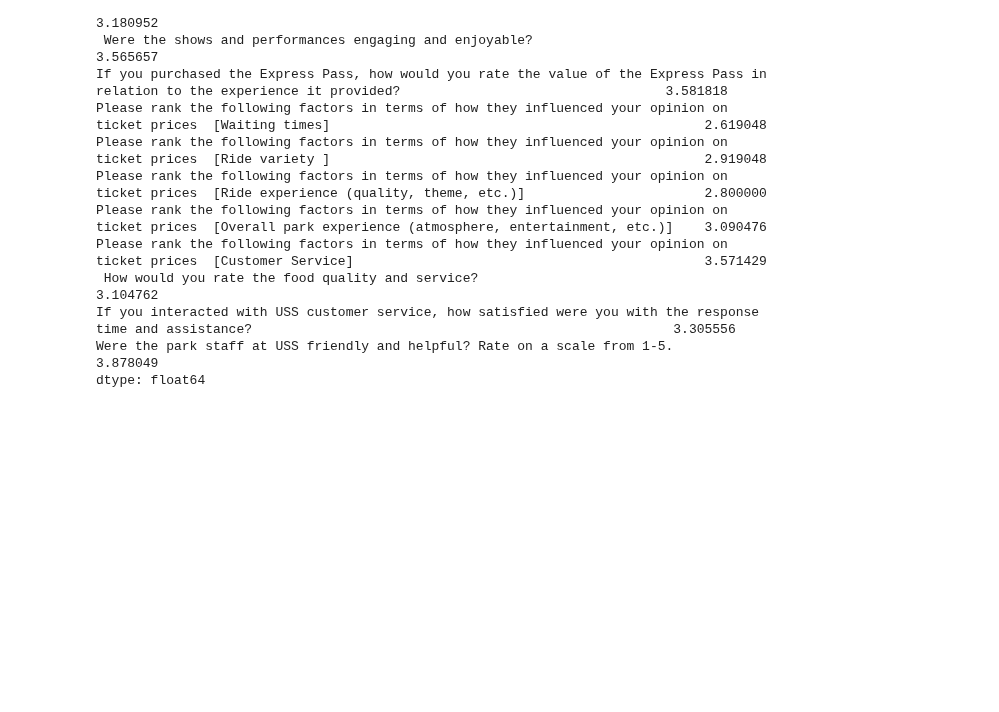
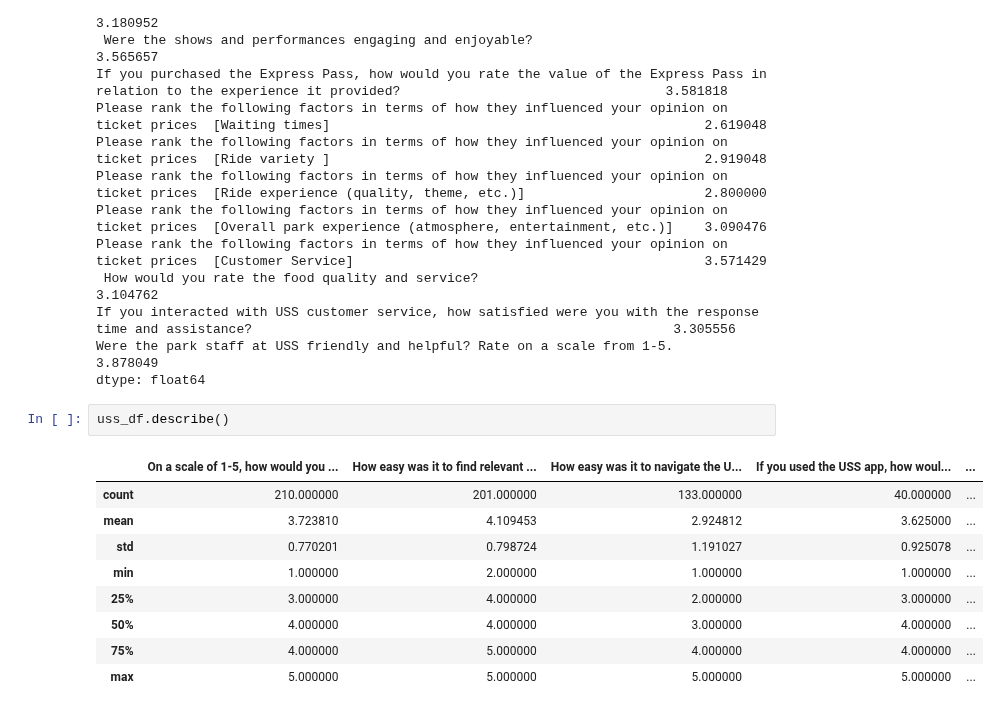
Before and after one commit to cheryllfid-s/data-science-guest-experience, a Jupyter notebook: Scripts/Subgroup_B/analysis.ipynb, the cells around one changed output. Drawn from its saved outputs; the diff is of its cells as text; blank space fills up the shorter version.

```diff
--- a/Scripts/Subgroup_B/analysis.ipynb
+++ b/Scripts/Subgroup_B/analysis.ipynb
@@ -53,3 +53,15 @@ Please rank the following factors in terms of how they influenced your opinion o
 If you interacted with USS customer service, how satisfied were you with the response time and assistance?                                                      3.305556
 Were the park staff at USS friendly and helpful? Rate on a scale from 1-5.                                                                                      3.878049
 dtype: float64
+# %%
+uss_df.describe()
+# %% [output]
+|  | On a scale of 1-5, how would you ... | How easy was it to find relevant ... | How easy was it to navigate the U... | If you used the USS app, how woul... | ... |
+| count | 210.000000 | 201.000000 | 133.000000 | 40.000000 | ... |
+| mean | 3.723810 | 4.109453 | 2.924812 | 3.625000 | ... |
+| std | 0.770201 | 0.798724 | 1.191027 | 0.925078 | ... |
+| min | 1.000000 | 2.000000 | 1.000000 | 1.000000 | ... |
+| 25% | 3.000000 | 4.000000 | 2.000000 | 3.000000 | ... |
+| 50% | 4.000000 | 4.000000 | 3.000000 | 4.000000 | ... |
+| 75% | 4.000000 | 5.000000 | 4.000000 | 4.000000 | ... |
+| max | 5.000000 | 5.000000 | 5.000000 | 5.000000 | ... |
```
